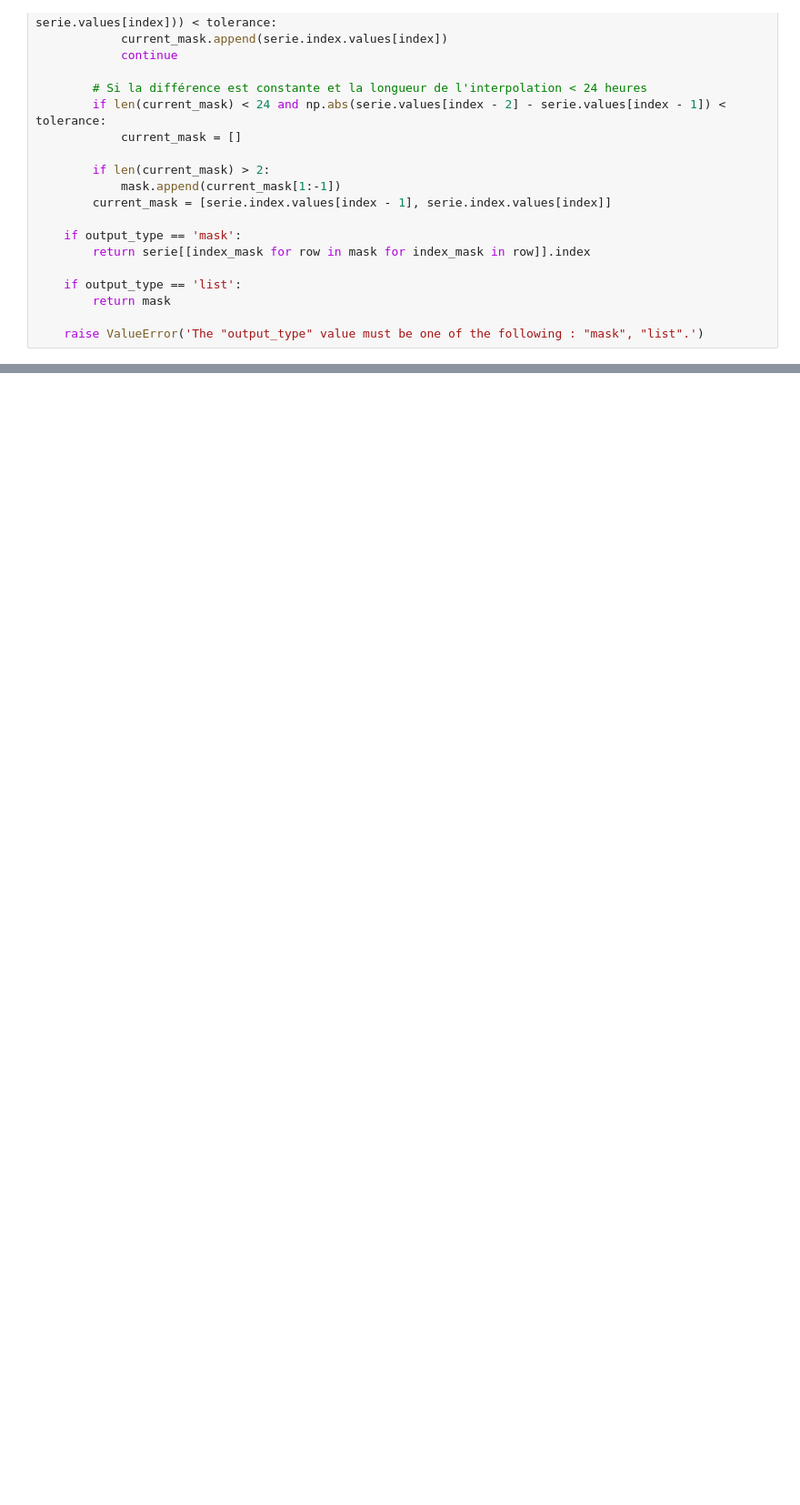
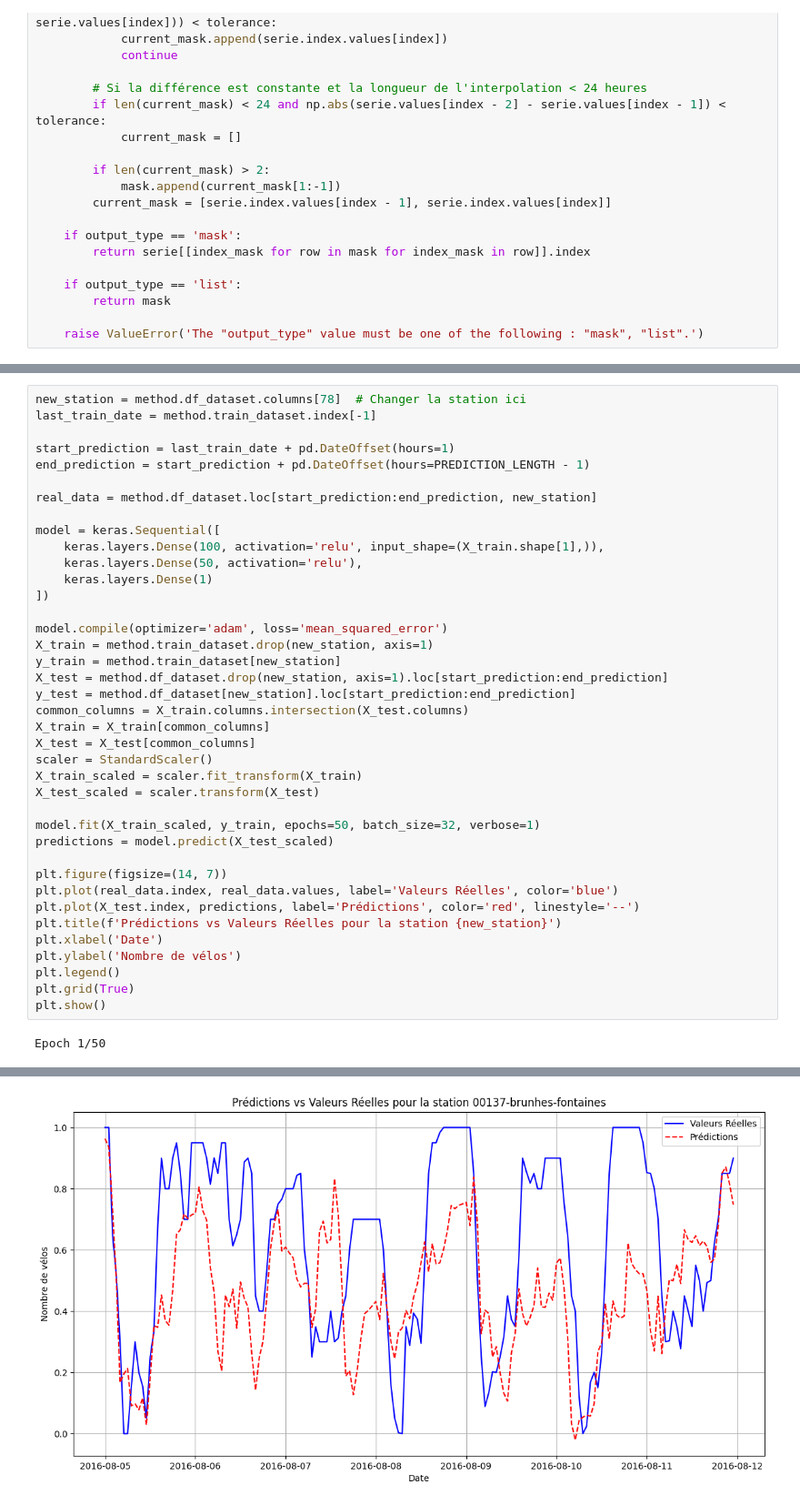
Before and after one commit to Myuketsu/Time-series-predictions-on-bike-station-sensor-networks, a Jupyter notebook: test.ipynb, the cells around one changed output, grey strips where cells are left out. Shown at 91% size. Drawn from its saved outputs; the diff is of its cells as text; blank space fills up the shorter version.

```diff
--- a/test.ipynb
+++ b/test.ipynb
@@ -182,0 +395,41 @@ NameError: name 'df' is not defined
+# %%
+new_station = method.df_dataset.columns[78]  # Changer la station ici
+last_train_date = method.train_dataset.index[-1]
+
+start_prediction = last_train_date + pd.DateOffset(hours=1)
+end_prediction = start_prediction + pd.DateOffset(hours=PREDICTION_LENGTH - 1)
+
+real_data = method.df_dataset.loc[start_prediction:end_prediction, new_station]
+
+model = keras.Sequential([
+    keras.layers.Dense(100, activation='relu', input_shape=(X_train.shape[1],)),
+    keras.layers.Dense(50, activation='relu'),
+    keras.layers.Dense(1)
+])
+
+model.compile(optimizer='adam', loss='mean_squared_error')
+X_train = method.train_dataset.drop(new_station, axis=1)
+y_train = method.train_dataset[new_station]
+X_test = method.df_dataset.drop(new_station, axis=1).loc[start_prediction:end_prediction]
+y_test = method.df_dataset[new_station].loc[start_prediction:end_prediction]
+common_columns = X_train.columns.intersection(X_test.columns)
+X_train = X_train[common_columns]
+X_test = X_test[common_columns]
+scaler = StandardScaler()
+X_train_scaled = scaler.fit_transform(X_train)
+X_test_scaled = scaler.transform(X_test)
+
+model.fit(X_train_scaled, y_train, epochs=50, batch_size=32, verbose=1)
+predictions = model.predict(X_test_scaled)
+
+plt.figure(figsize=(14, 7))
+plt.plot(real_data.index, real_data.values, label='Valeurs Réelles', color='blue')
+plt.plot(X_test.index, predictions, label='Prédictions', color='red', linestyle='--')
+plt.title(f'Prédictions vs Valeurs Réelles pour la station {new_station}')
+plt.xlabel('Date')
+plt.ylabel('Nombre de vélos')
+plt.legend()
+plt.grid(True)
+plt.show()
+# %% [output]
+Epoch 1/50
@@ -182,0 +454 @@ NameError: name 'df' is not defined
+[figure, added]
```
Also changed, not shown: parts of 22 cells of this notebook.
